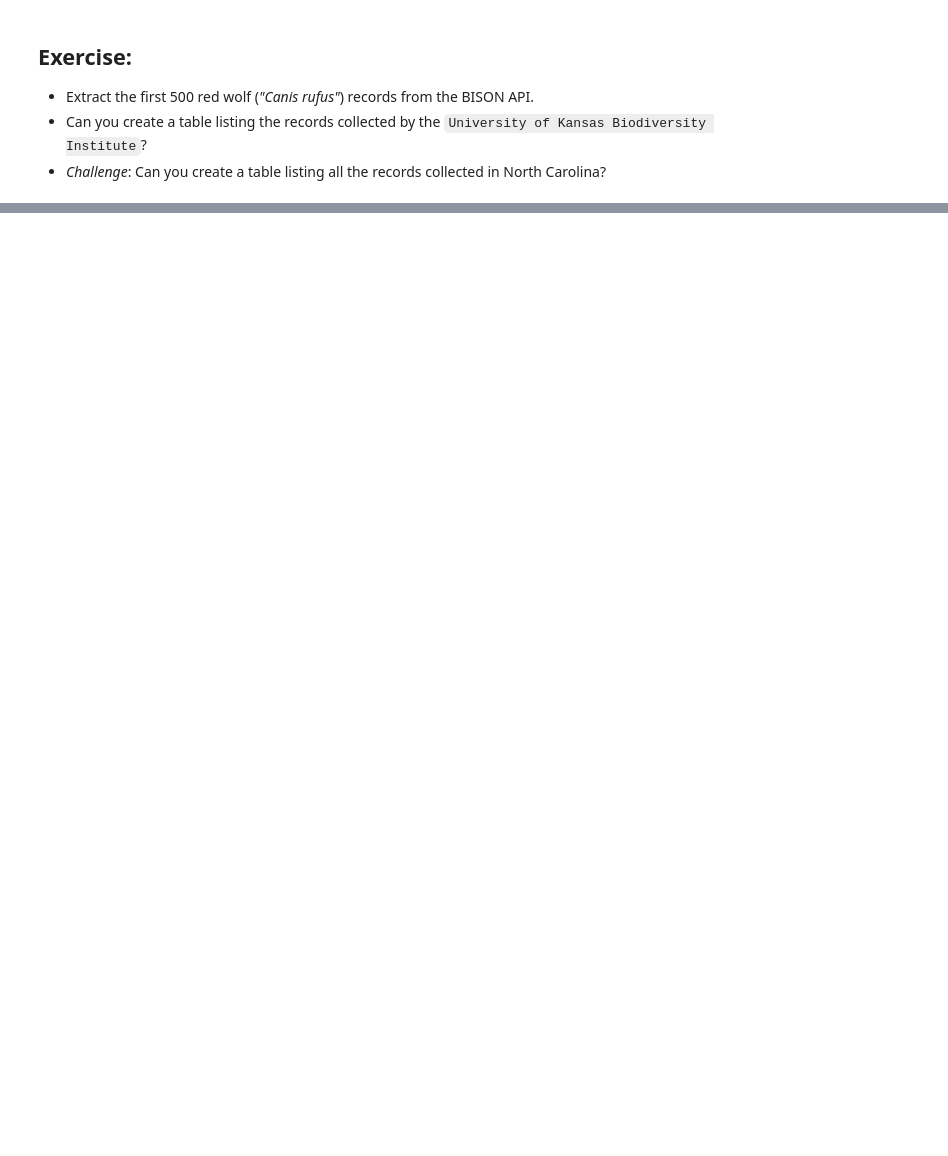
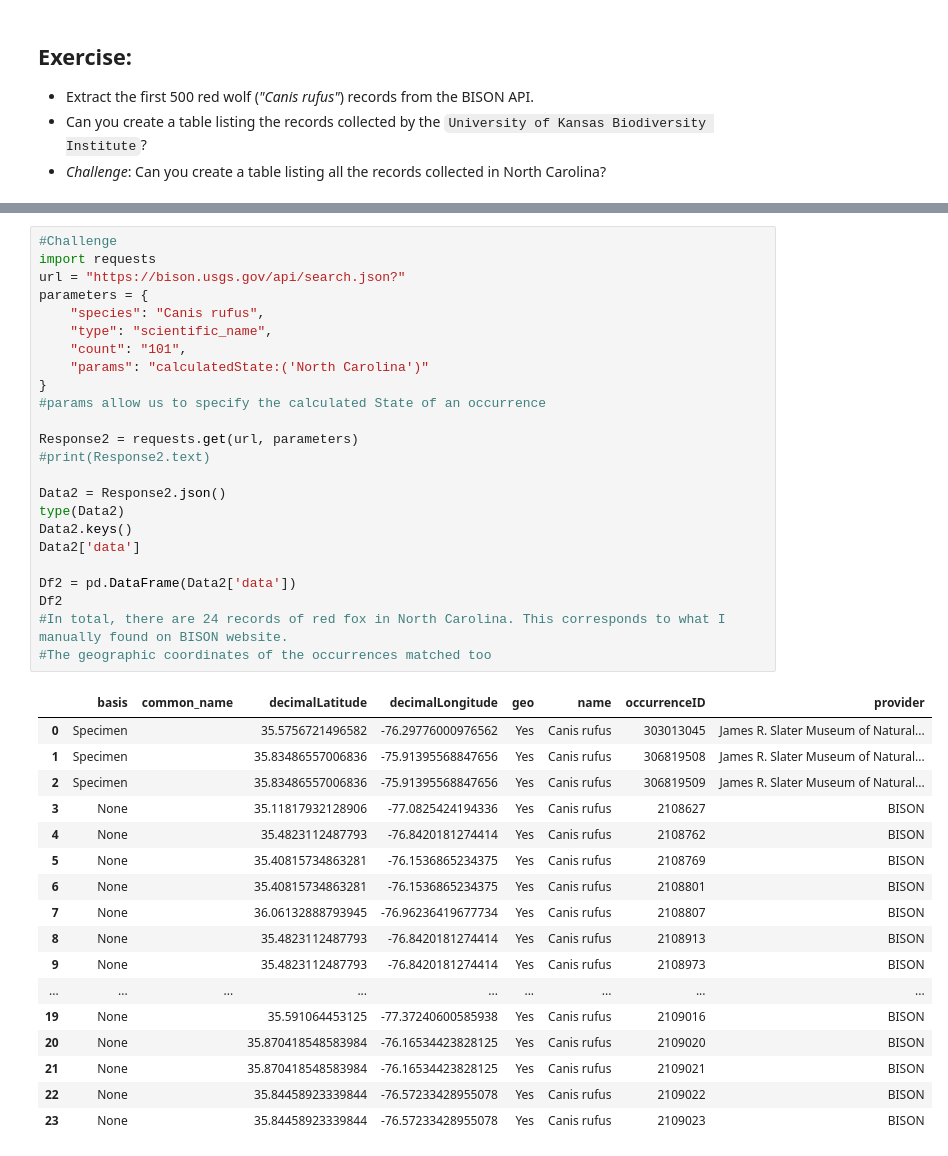
Before and after one commit to ywjong/UsingAPIs, a Jupyter notebook: 2a-Exploring-the-BISON-API.ipynb, the cells around one changed output, grey strips where cells are left out. Drawn from its saved outputs; the diff is of its cells as text; blank space fills up the shorter version.

Commit message:
PS4a Using API Exercise2a
PS4a Using API Exercise2a. Managed to do challenge question

```diff
--- a/2a-Exploring-the-BISON-API.ipynb
+++ b/2a-Exploring-the-BISON-API.ipynb
@@ -100,0 +272,42 @@ df.query("provider == 'Denver Museum of Nature & Science'")
+# %%
+#Challenge
+import requests
+url = "https://bison.usgs.gov/api/search.json?"
+parameters = {
+    "species": "Canis rufus",
+    "type": "scientific_name",
+    "count": "101",
+    "params": "calculatedState:('North Carolina')"
+}
+#params allow us to specify the calculated State of an occurrence
+
+Response2 = requests.get(url, parameters)
+#print(Response2.text)
+
+Data2 = Response2.json()
+type(Data2)
+Data2.keys()
+Data2['data']
+
+Df2 = pd.DataFrame(Data2['data'])
+Df2
+#In total, there are 24 records of red fox in North Carolina. This corresponds to what I manually found on BISON website.
+#The geographic coordinates of the occurrences matched too
+# %% [output]
+|  | basis | common_name | decimalLatitude | decimalLongitude | geo | name | occurrenceID | provider |
+| 0 | Specimen |  | 35.5756721496582 | -76.29776000976562 | Yes | Canis rufus | 303013045 | James R. Slater Museum of Natural... |
+| 1 | Specimen |  | 35.83486557006836 | -75.91395568847656 | Yes | Canis rufus | 306819508 | James R. Slater Museum of Natural... |
+| 2 | Specimen |  | 35.83486557006836 | -75.91395568847656 | Yes | Canis rufus | 306819509 | James R. Slater Museum of Natural... |
+| 3 | None |  | 35.11817932128906 | -77.0825424194336 | Yes | Canis rufus | 2108627 | BISON |
+| 4 | None |  | 35.4823112487793 | -76.8420181274414 | Yes | Canis rufus | 2108762 | BISON |
+| 5 | None |  | 35.40815734863281 | -76.1536865234375 | Yes | Canis rufus | 2108769 | BISON |
+| 6 | None |  | 35.40815734863281 | -76.1536865234375 | Yes | Canis rufus | 2108801 | BISON |
+| 7 | None |  | 36.06132888793945 | -76.96236419677734 | Yes | Canis rufus | 2108807 | BISON |
+| 8 | None |  | 35.4823112487793 | -76.8420181274414 | Yes | Canis rufus | 2108913 | BISON |
+| 9 | None |  | 35.4823112487793 | -76.8420181274414 | Yes | Canis rufus | 2108973 | BISON |
+| ... | ... | ... | ... | ... | ... | ... | ... | ... |
+| 19 | None |  | 35.591064453125 | -77.37240600585938 | Yes | Canis rufus | 2109016 | BISON |
+| 20 | None |  | 35.870418548583984 | -76.16534423828125 | Yes | Canis rufus | 2109020 | BISON |
+| 21 | None |  | 35.870418548583984 | -76.16534423828125 | Yes | Canis rufus | 2109021 | BISON |
+| 22 | None |  | 35.84458923339844 | -76.57233428955078 | Yes | Canis rufus | 2109022 | BISON |
+| 23 | None |  | 35.84458923339844 | -76.57233428955078 | Yes | Canis rufus | 2109023 | BISON |
```
Also changed, not shown: parts of 16 cells of this notebook.
